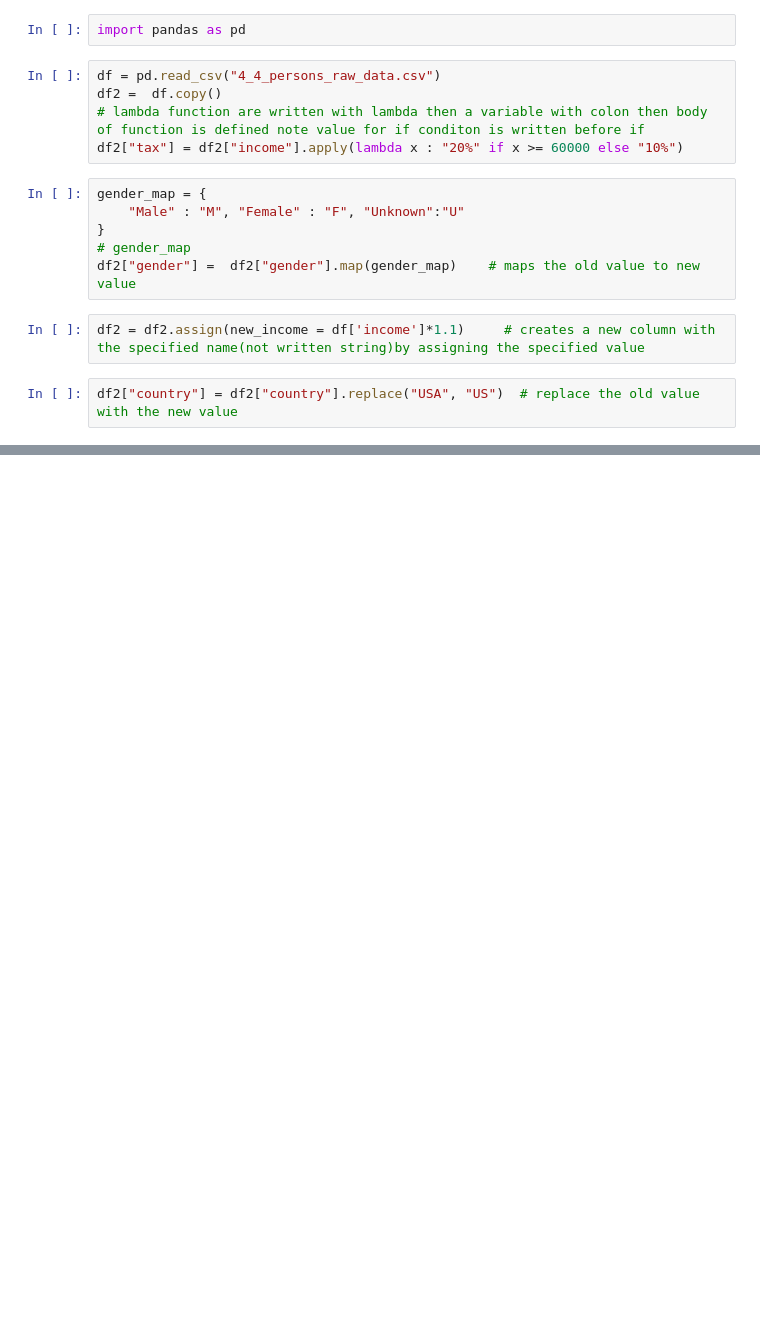
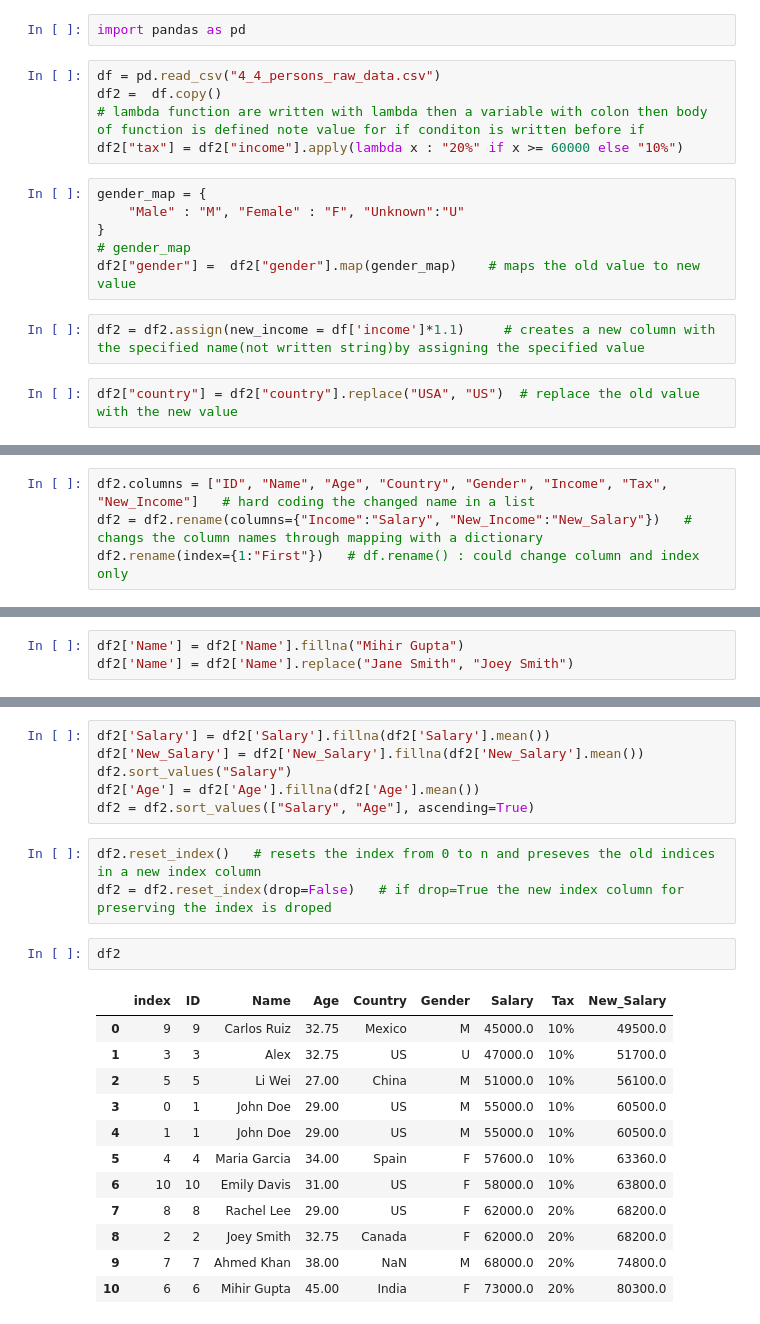
Before and after one commit to mihirgupta665/PRIME-AI-And-ML-, a Jupyter notebook: 3_Pandas/4_5_Feature_Engneering.ipynb, the cells around one changed output, grey strips where cells are left out. Cells and saved outputs as stored; diff of their text form; blank space fills up the shorter version.

```diff
--- a/3_Pandas/4_5_Feature_Engneering.ipynb
+++ b/3_Pandas/4_5_Feature_Engneering.ipynb
@@ -38,0 +52,4 @@ df2
+# %%
+df2.columns = ["ID", "Name", "Age", "Country", "Gender", "Income", "Tax", "New_Income"]   # hard coding the changed name in a list
+df2 = df2.rename(columns={"Income":"Salary", "New_Income":"New_Salary"})   # changs the column names through mapping with a dictionary
+df2.rename(index={1:"First"})   # df.rename() : could change column and index only
@@ -38,0 +69,3 @@ df2
+# %%
+df2['Name'] = df2['Name'].fillna("Mihir Gupta")
+df2['Name'] = df2['Name'].replace("Jane Smith", "Joey Smith")
@@ -38,0 +87,24 @@ df2
+# %%
+df2['Salary'] = df2['Salary'].fillna(df2['Salary'].mean())
+df2['New_Salary'] = df2['New_Salary'].fillna(df2['New_Salary'].mean())
+df2.sort_values("Salary")
+df2['Age'] = df2['Age'].fillna(df2['Age'].mean())
+df2 = df2.sort_values(["Salary", "Age"], ascending=True)
+# %%
+df2.reset_index()   # resets the index from 0 to n and preseves the old indices in a new index column
+df2 = df2.reset_index(drop=False)   # if drop=True the new index column for preserving the index is droped
+# %%
+df2
+# %% [output]
+|  | index | ID | Name | Age | Country | Gender | Salary | Tax | New_Salary |
+| 0 | 9 | 9 | Carlos Ruiz | 32.75 | Mexico | M | 45000.0 | 10% | 49500.0 |
+| 1 | 3 | 3 | Alex | 32.75 | US | U | 47000.0 | 10% | 51700.0 |
+| 2 | 5 | 5 | Li Wei | 27.00 | China | M | 51000.0 | 10% | 56100.0 |
+| 3 | 0 | 1 | John Doe | 29.00 | US | M | 55000.0 | 10% | 60500.0 |
+| 4 | 1 | 1 | John Doe | 29.00 | US | M | 55000.0 | 10% | 60500.0 |
+| 5 | 4 | 4 | Maria Garcia | 34.00 | Spain | F | 57600.0 | 10% | 63360.0 |
+| 6 | 10 | 10 | Emily Davis | 31.00 | US | F | 58000.0 | 10% | 63800.0 |
+| 7 | 8 | 8 | Rachel Lee | 29.00 | US | F | 62000.0 | 20% | 68200.0 |
+| 8 | 2 | 2 | Joey Smith | 32.75 | Canada | F | 62000.0 | 20% | 68200.0 |
+| 9 | 7 | 7 | Ahmed Khan | 38.00 | NaN | M | 68000.0 | 20% | 74800.0 |
+| 10 | 6 | 6 | Mihir Gupta | 45.00 | India | F | 73000.0 | 20% | 80300.0 |
```
Also changed, not shown: parts of 8 cells of this notebook, 3 other files.
